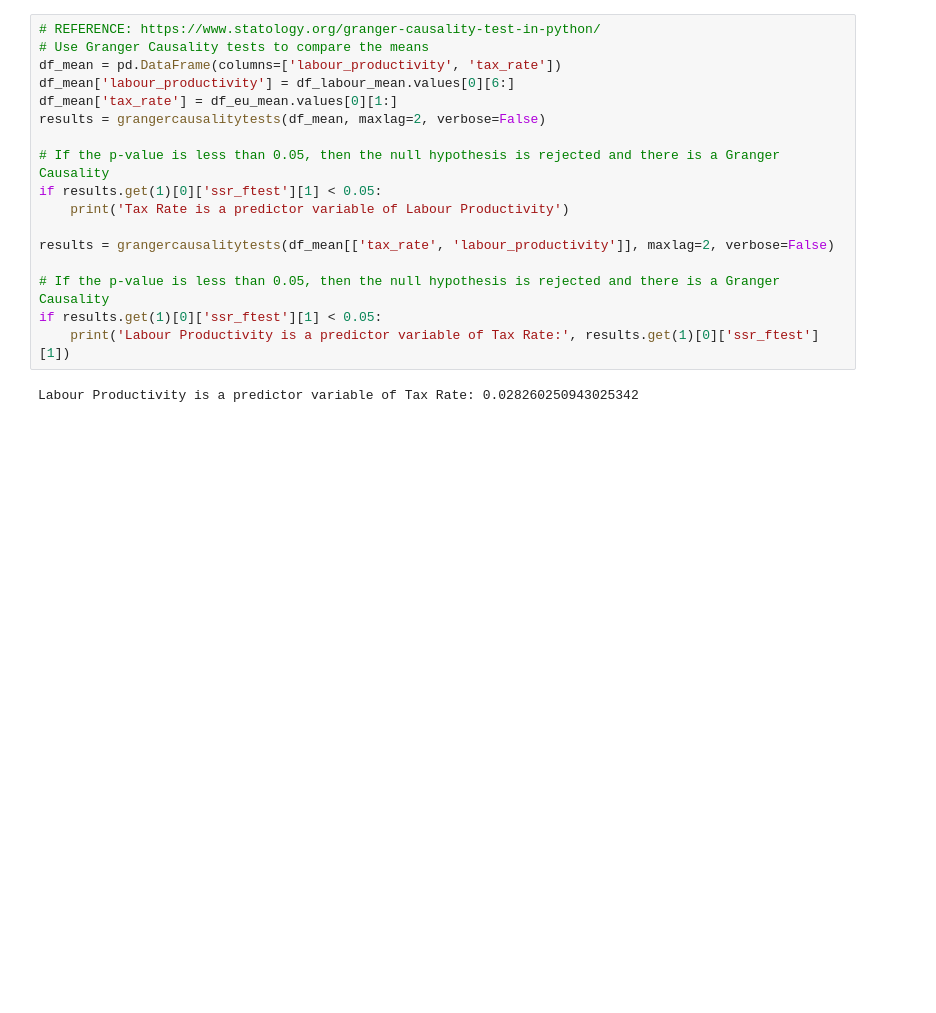
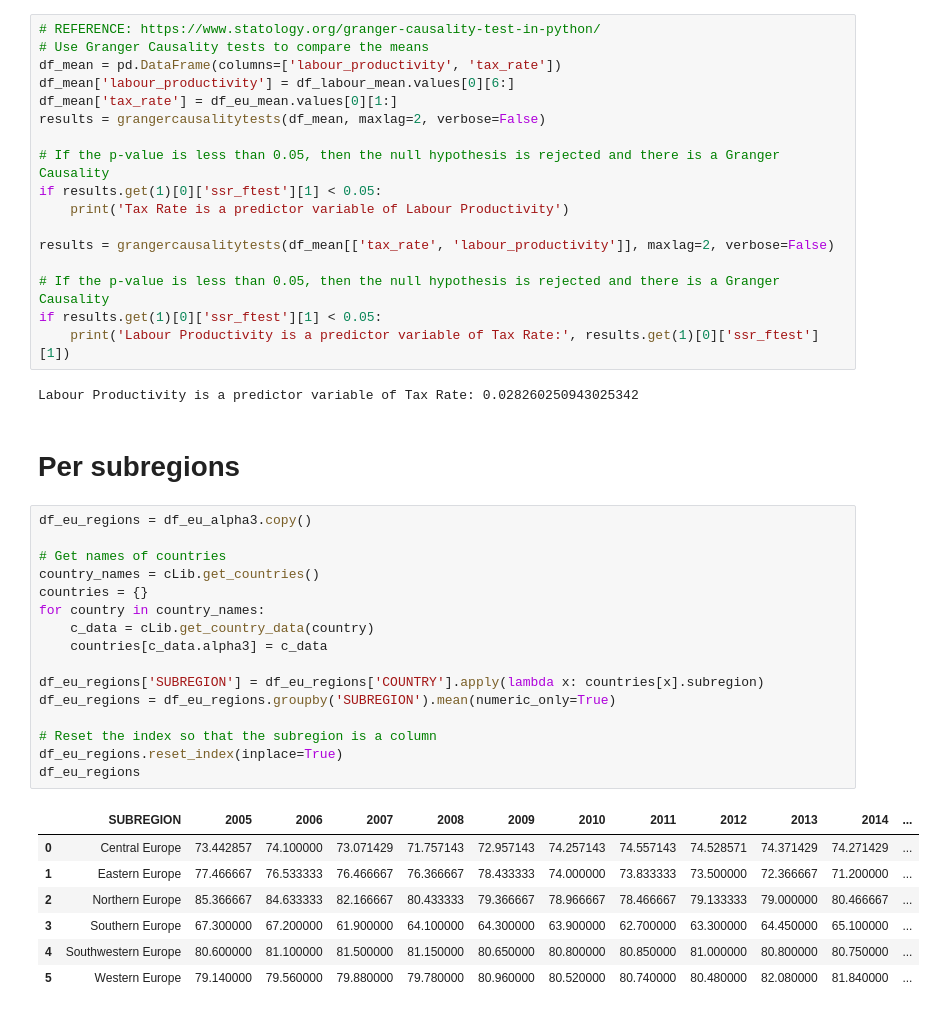
Before and after one commit to JoanneLin168/ADS-European-Productivity, a Jupyter notebook: Notebooks/unemploymentTaxRateDataset.ipynb, the cells around one changed output. Saved outputs shown, nothing was run; the diff lists cells and outputs as text; blank space fills up the shorter version.

```diff
--- a/Notebooks/unemploymentTaxRateDataset.ipynb
+++ b/Notebooks/unemploymentTaxRateDataset.ipynb
@@ -298,3 +284,29 @@ if results.get(1)[0]['ssr_ftest'][1] < 0.05:
     print('Labour Productivity is a predictor variable of Tax Rate:', results.get(1)[0]['ssr_ftest'][1])
 # %% [output]
 Labour Productivity is a predictor variable of Tax Rate: 0.028260250943025342
+# %% [markdown]
+# Per subregions
+# %%
+df_eu_regions = df_eu_alpha3.copy()
+
+# Get names of countries
+country_names = cLib.get_countries()
+countries = {}
+for country in country_names:
+    c_data = cLib.get_country_data(country)
+    countries[c_data.alpha3] = c_data
+
+df_eu_regions['SUBREGION'] = df_eu_regions['COUNTRY'].apply(lambda x: countries[x].subregion)
+df_eu_regions = df_eu_regions.groupby('SUBREGION').mean(numeric_only=True)
+
+# Reset the index so that the subregion is a column
+df_eu_regions.reset_index(inplace=True)
+df_eu_regions
+# %% [output]
+|  | SUBREGION | 2005 | 2006 | 2007 | 2008 | 2009 | 2010 | 2011 | 2012 | 2013 | 2014 | ... |
+| 0 | Central Europe | 73.442857 | 74.100000 | 73.071429 | 71.757143 | 72.957143 | 74.257143 | 74.557143 | 74.528571 | 74.371429 | 74.271429 | ... |
+| 1 | Eastern Europe | 77.466667 | 76.533333 | 76.466667 | 76.366667 | 78.433333 | 74.000000 | 73.833333 | 73.500000 | 72.366667 | 71.200000 | ... |
+| 2 | Northern Europe | 85.366667 | 84.633333 | 82.166667 | 80.433333 | 79.366667 | 78.966667 | 78.466667 | 79.133333 | 79.000000 | 80.466667 | ... |
+| 3 | Southern Europe | 67.300000 | 67.200000 | 61.900000 | 64.100000 | 64.300000 | 63.900000 | 62.700000 | 63.300000 | 64.450000 | 65.100000 | ... |
+| 4 | Southwestern Europe | 80.600000 | 81.100000 | 81.500000 | 81.150000 | 80.650000 | 80.800000 | 80.850000 | 81.000000 | 80.800000 | 80.750000 | ... |
+| 5 | Western Europe | 79.140000 | 79.560000 | 79.880000 | 79.780000 | 80.960000 | 80.520000 | 80.740000 | 80.480000 | 82.080000 | 81.840000 | ... |
```
Also changed, not shown: parts of 7 cells of this notebook.
